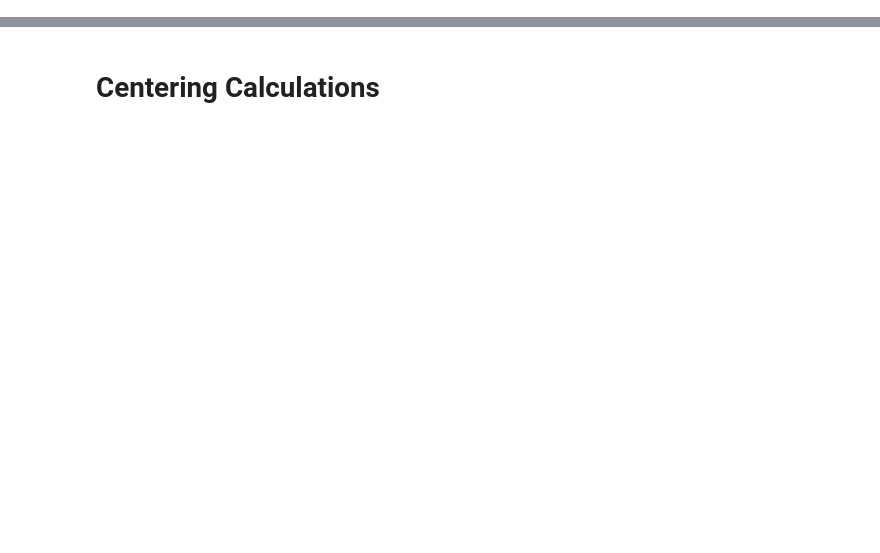
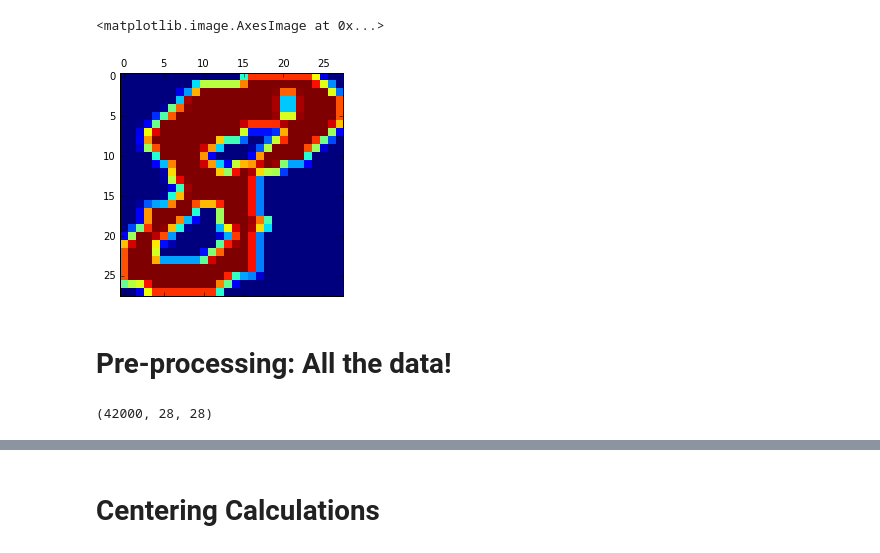
Before and after one commit to mdlai/digit_recognition, a Jupyter notebook: character_vision.ipynb, the cells around one changed output, grey strips where cells are left out. Saved outputs shown, nothing was run; the diff lists cells and outputs as text; code cells hidden in the pictures; blank space fills up the shorter version.

```diff
--- a/character_vision.ipynb
+++ b/character_vision.ipynb
@@ -9,7 +9,4 @@ from sklearn.metrics import f1_score, precision_score, recall_score, accuracy_sc
 %matplotlib inline
 # %%
 df = pd.read_csv('train.csv')
-# %%
-images = df[df.columns[1:]]
-label = df['label']
 # %%
@@ -32,0 +66,7 @@ plot_averages(boximages,label)
+# %%
+plt.matshow(resize(regionprops(label(binary.astype(int)))[0].image.astype(float),(28,28)))
+# %% [output]
+<matplotlib.image.AxesImage at 0x...>
+[figure, added]
+# %% [markdown]
+# Pre-processing: All the data!
@@ -32,0 +87,4 @@ plot_averages(boximages,label)
+# %%
+resized.shape
+# %% [output]
+(42000, 28, 28)
```
Also changed, not shown: parts of 33 cells of this notebook, 2 other files.
